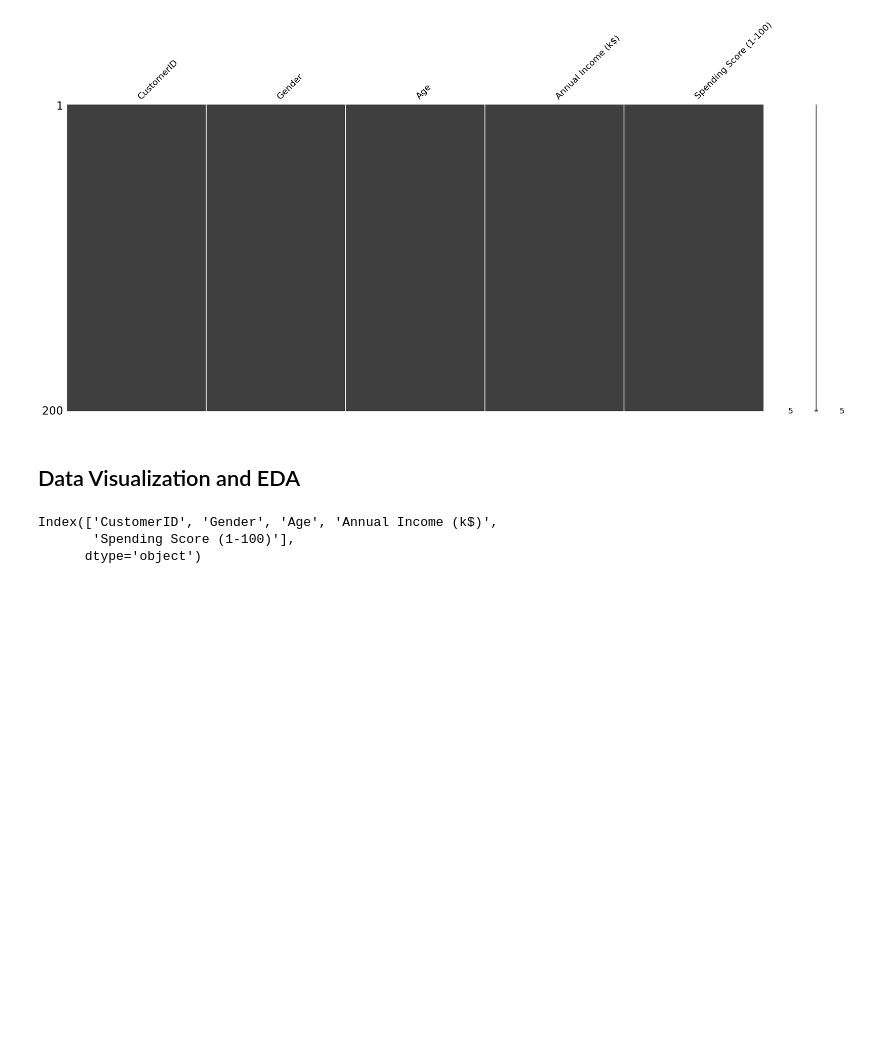
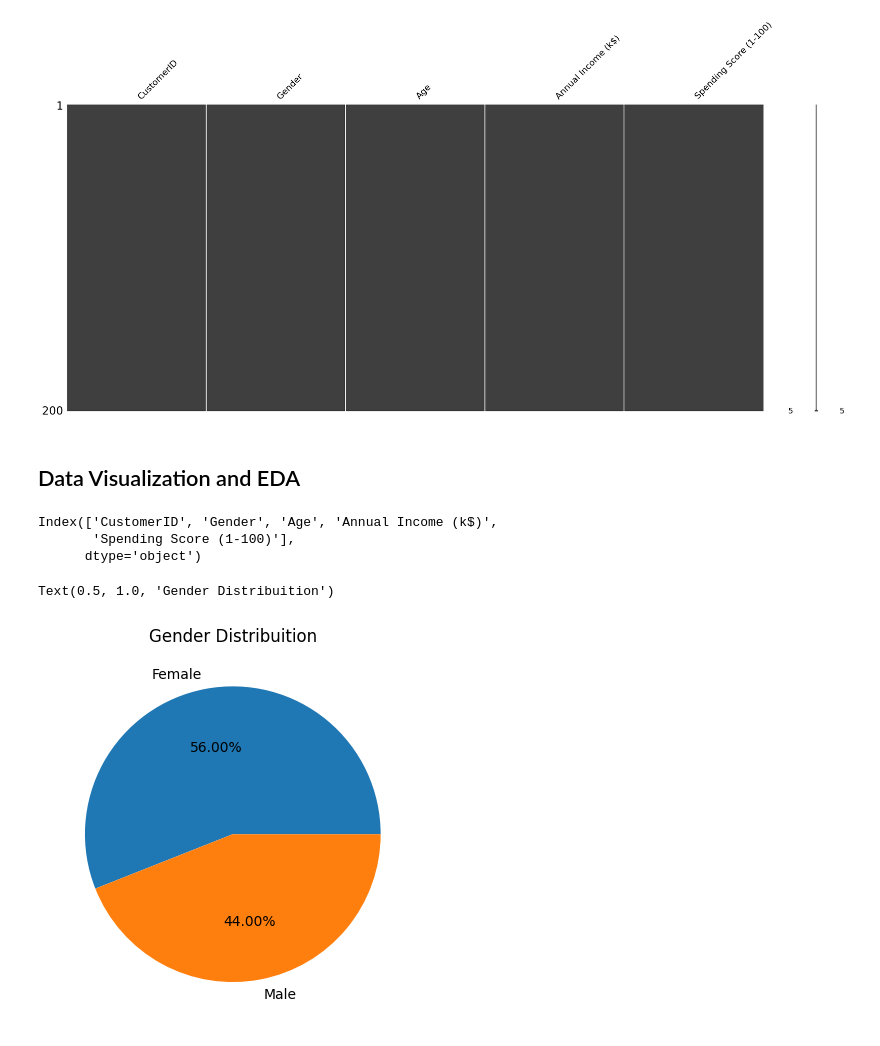
Before and after one commit to RajeevDash007/customer_segmentation_K-Means, a Jupyter notebook: code.ipynb, the cells around one changed output. Drawn from its saved outputs; the diff is of its cells as text; code cells hidden in the pictures; blank space fills up the shorter version.

Commit message:
added gender distribution pie chat

```diff
--- a/code.ipynb
+++ b/code.ipynb
@@ -95,3 +95,10 @@ plt.title('Annual Income (k$) Distribution')
 plt.xlabel('Annual Income (k$)')
 plt.ylabel('Count')
 plt.show()
+# %%
+df = data.groupby('Gender').size()
+df.plot(kind="pie",autopct="%.2f%%")
+plt.title('Gender Distribuition')
+# %% [output]
+Text(0.5, 1.0, 'Gender Distribuition')
+[figure, added]
```
